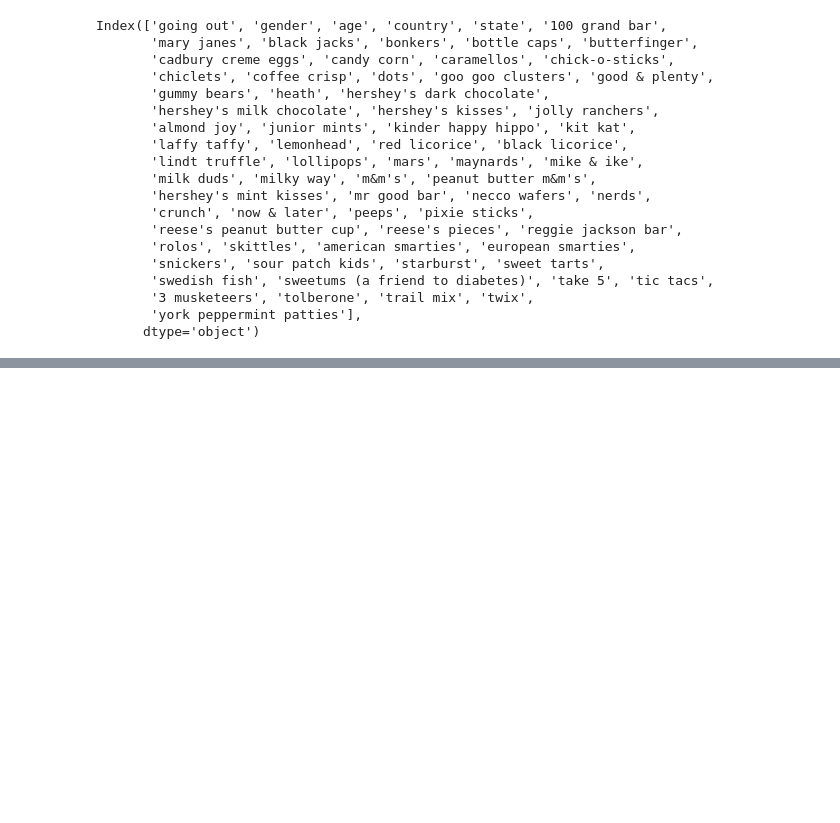
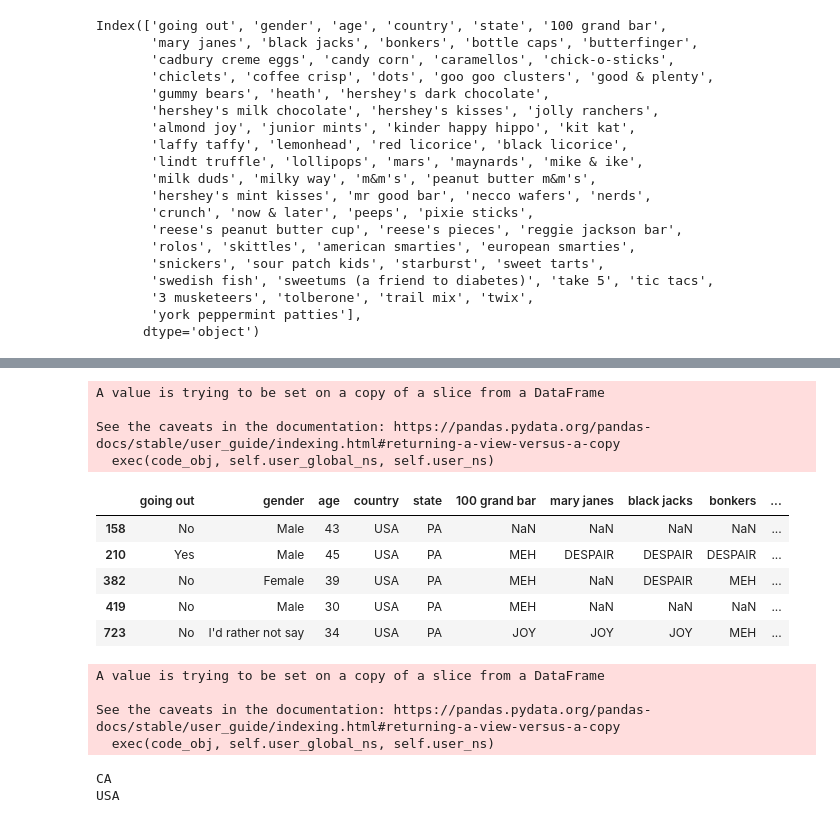
Before and after one commit to atolman01/Data_Cleaning_Halloween_Style, a Jupyter notebook: Data_Cleaning_Solution.ipynb, the cells around one changed output, grey strips where cells are left out. Saved outputs shown, nothing was run; the diff lists cells and outputs as text; code cells hidden in the pictures; blank space fills up the shorter version.

```diff
--- a/Data_Cleaning_Solution.ipynb
+++ b/Data_Cleaning_Solution.ipynb
@@ -396,0 +430,18 @@ print(filtered)
+# %%
+# fixing country column first
+#pd.set_option('display.max_rows', 350)
+filtered['country'] = filtered['country'].str.upper().str.replace(" ","").str.replace('.','').str.replace("'",'')
+filtered['country'] = filtered['country'].replace(['MURICA','UNITEDSTATES','US','AMERICA','THEUNITEDSTATES', 'UNITEDSTAES',
+                                                   'UNHINGEDSTATES','UNIEDSTATES','UNITEDSTATESOFAMERICA','MERICA','USSA',
+                                                   'USAUSAUSA','UNITESSTATES','USOFA','UNITEDSTATE','UNITEDSATES','USAS',
+                                                   'UNITEDSTATED','UNITEDSTATEA', 'USAUSAUSA!!!!', 'USA?HARDTOTELLANYMORE',
+                                                   'THEUNITEDSTATESOFAMERICA', 'UNITESTATES', 'UNITEDSTATSS', 'USAA',
+                                                   'USA!USA!USA!', 'UNITEDSTSTES', 'MURRIKA', 'AHEMAMERCA', 'TRUMPISTAN',
+                                                   'IPRETENDTOBEFROMCANADA,BUTIAMREALLYFROMTHEUNITEDSTATES'],'USA')
+filtered['country'] = filtered['country'].replace(['FEARANDLOATHING','IDONTKNOWANYMORE', 'ATLANTIS', 'NAMERICA', 'SOVIETCANUCKISTAN',
+                                                   'SUBSCRIBETODM4UZ3ONYOUTUBE','1','INSANITYLATELY','45','CANAE','EARTH',
+                                                   '32','35','46'],np.nan)
+filtered['country'] = filtered['country'].replace(['UNITEDKINGDOM'],'UK')
+
+filtered.country.unique()
+# NOW WE SEE WE ARE ALMOST DONE
@@ -396,0 +481,12 @@ print(filtered)
+# %%
+# THESE NEED TO BE SWITCHED
+filtered.state[343] = 'NORTHCAROLINA'
+filtered.country[343] = 'USA'
+
+#idx = (filtered['country'] == 'NORTHCAROLINA').astype('bool')
+#stored_NC = 'NORTHCAROLINA'
+#for i,b in enumerate(idx):
+#  if b == True:
+#    stored_st = filtered.state.values[i]
+#    filtered.country = filtered.country.replace(filtered.country.values[i],stored_st)
+#    filtered.state = filtered.state.replace(filtered.state.values[i],stored_NC)
@@ -396,0 +510,4 @@ print(filtered)
+# %%
+# It turns out that this is just an invalid entry, so we can apply the np.nan
+filtered['country'] = filtered['country'].replace(['NAMERICA'],np.nan)
+filtered.country.unique()
@@ -396,0 +522,38 @@ print(filtered)
+# %%
+# LETS LOOK AT THE REMAINING ROWS THAT HAVE STATES LISTED UNDER COUNTRIES TO SEE IF WE NEED TO SWITCH THEM
+filtered.loc[filtered['country'] == 'PITTSBURGH']
+# HERE WE JUST HAVE THE CITY FOR COUNTRY AND STATE WHICH IS IN THE USA. WE ARE OKAY TO GO AHEAD AND CHANGE THIS
+filtered.state[723] = 'PA'
+filtered.country[723] = 'USA'
+# %% [output]
+A value is trying to be set on a copy of a slice from a DataFrame
+
+See the caveats in the documentation: https://pandas.pydata.org/pandas-docs/stable/user_guide/indexing.html#returning-a-view-versus-a-copy
+  exec(code_obj, self.user_global_ns, self.user_ns)
+# %%
+filtered.loc[filtered['state'] == 'PA'].head()
+#note that it is was index 723 from before so the change has been corrected
+# %% [output]
+|  | going out | gender | age | country | state | 100 grand bar | mary janes | black jacks | bonkers | ... |
+| 158 | No | Male | 43 | USA | PA | NaN | NaN | NaN | NaN | ... |
+| 210 | Yes | Male | 45 | USA | PA | MEH | DESPAIR | DESPAIR | DESPAIR | ... |
+| 382 | No | Female | 39 | USA | PA | MEH | NaN | DESPAIR | MEH | ... |
+| 419 | No | Male | 30 | USA | PA | MEH | NaN | NaN | NaN | ... |
+| 723 | No | I'd rather not say | 34 | USA | PA | JOY | JOY | JOY | MEH | ... |
+# %%
+filtered.loc[filtered['country'] == 'CALIFORNIA']
+# HERE WE SEE THAT TEHAMA IS A COUNTY IN CALIFORNIA SO WE ARE OKAY TO DECIDE THAT COUNTRY IS USA
+filtered.state[1011] = 'CA'
+filtered.country[1011] = 'USA'
+# %% [output]
+A value is trying to be set on a copy of a slice from a DataFrame
+
+See the caveats in the documentation: https://pandas.pydata.org/pandas-docs/stable/user_guide/indexing.html#returning-a-view-versus-a-copy
+  exec(code_obj, self.user_global_ns, self.user_ns)
+# %%
+# we see that it is fixed now
+print(filtered['state'][1011])
+print(filtered['country'][1011])
+# %% [output]
+CA
+USA
```
Also changed, not shown: parts of 39 cells of this notebook.
